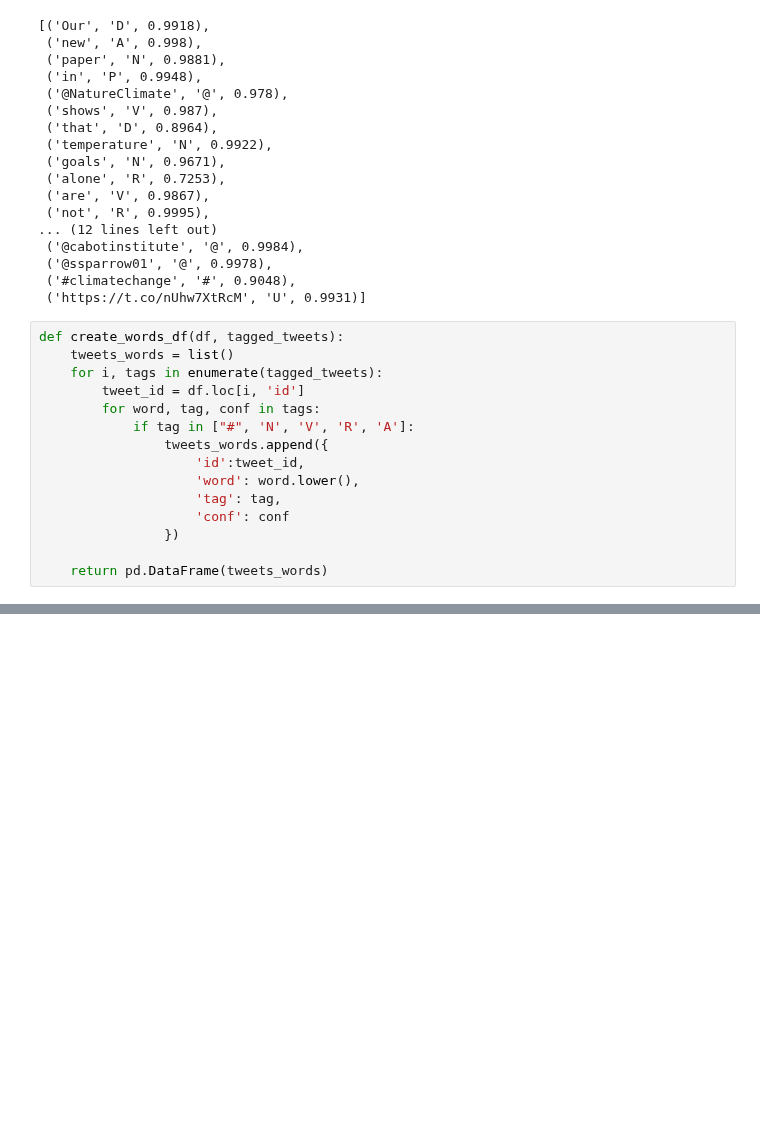
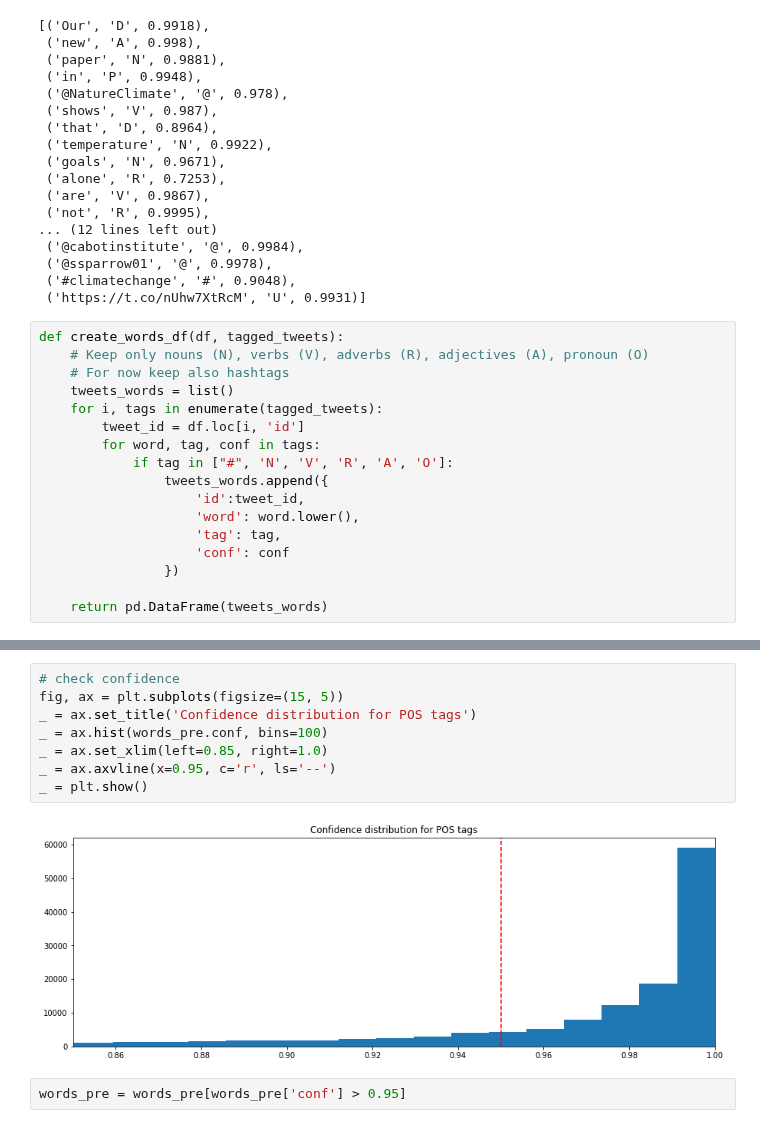
Before and after one commit to Mmiglio/ClimateAction, a Jupyter notebook: tagWords.ipynb, the cells around one changed output, grey strips where cells are left out. Cells and saved outputs as stored; diff of their text form; blank space fills up the shorter version.

```diff
--- a/tagWords.ipynb
+++ b/tagWords.ipynb
@@ -82,11 +44,13 @@ tagged_tweets[0]
  ('https://t.co/nUhw7XtRcM', 'U', 0.9931)]
 # %%
 def create_words_df(df, tagged_tweets):
+    # Keep only nouns (N), verbs (V), adverbs (R), adjectives (A), pronoun (O)
+    # For now keep also hashtags
     tweets_words = list()
     for i, tags in enumerate(tagged_tweets):
         tweet_id = df.loc[i, 'id']
         for word, tag, conf in tags:
-            if tag in ["#", 'N', 'V', 'R', 'A']:
+            if tag in ["#", 'N', 'V', 'R', 'A', 'O']:
                 tweets_words.append({
                     'id':tweet_id,
                     'word': word.lower(),
@@ -105,4 +69,16 @@ words_pre.head()
 | 2 | 1006327664976617472 | shows | V | 0.9870 |
 | 3 | 1006327664976617472 | temperature | N | 0.9922 |
 | 4 | 1006327664976617472 | goals | N | 0.9671 |
+# %%
+# check confidence
+fig, ax = plt.subplots(figsize=(15, 5))
+_ = ax.set_title('Confidence distribution for POS tags')
+_ = ax.hist(words_pre.conf, bins=100)
+_ = ax.set_xlim(left=0.85, right=1.0)
+_ = ax.axvline(x=0.95, c='r', ls='--')
+_ = plt.show()
+# %% [output]
+[figure, added]
+# %%
+words_pre = words_pre[words_pre['conf'] > 0.95]
 # %%
```
Also changed, not shown: parts of 10 cells of this notebook, 1 other file.
